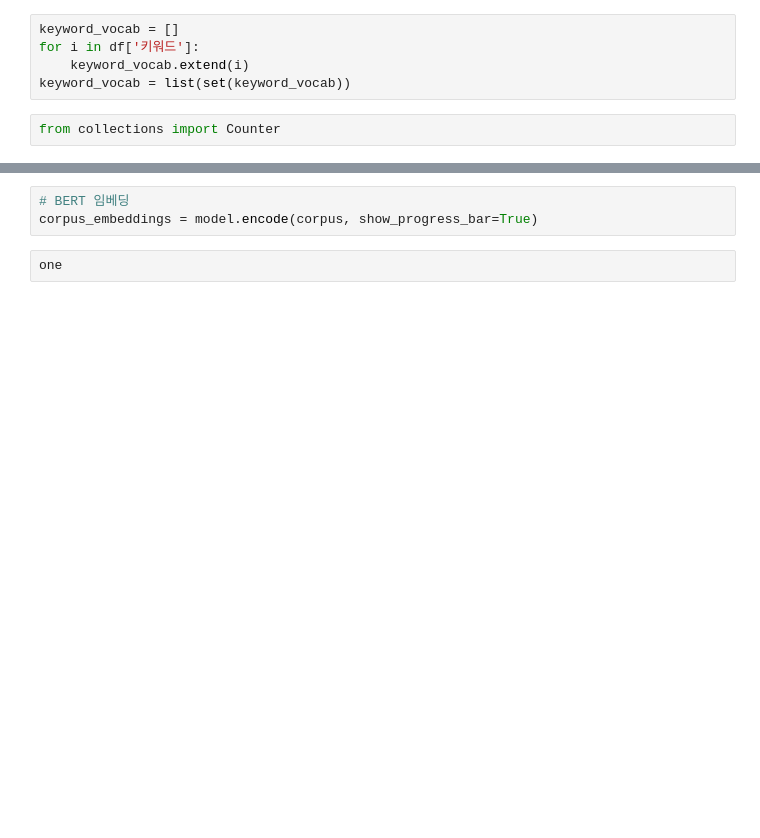
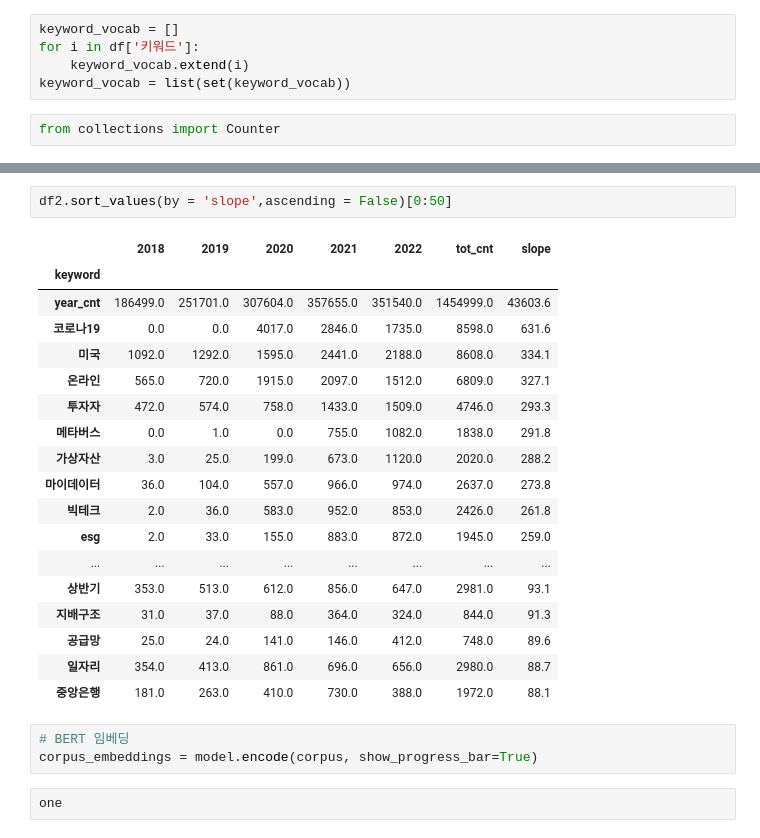
Before and after one commit to ho2921ho/BerTopic, a Jupyter notebook: BerTopic.ipynb, the cells around one changed output, grey strips where cells are left out. Drawn from its saved outputs; the diff is of its cells as text; blank space fills up the shorter version.

```diff
--- a/BerTopic.ipynb
+++ b/BerTopic.ipynb
@@ -160,3 +306,24 @@ tmp_df_list[0].merge(tmp_df_list[1], on = 'keyword')
+# %%
+df2.sort_values(by = 'slope',ascending = False)[0:50]
+# %% [output]
+|  | 2018 | 2019 | 2020 | 2021 | 2022 | tot_cnt | slope |
+| keyword |  |  |  |  |  |  |  |
+| year_cnt | 186499.0 | 251701.0 | 307604.0 | 357655.0 | 351540.0 | 1454999.0 | 43603.6 |
+| 코로나19 | 0.0 | 0.0 | 4017.0 | 2846.0 | 1735.0 | 8598.0 | 631.6 |
+| 미국 | 1092.0 | 1292.0 | 1595.0 | 2441.0 | 2188.0 | 8608.0 | 334.1 |
+| 온라인 | 565.0 | 720.0 | 1915.0 | 2097.0 | 1512.0 | 6809.0 | 327.1 |
+| 투자자 | 472.0 | 574.0 | 758.0 | 1433.0 | 1509.0 | 4746.0 | 293.3 |
+| 메타버스 | 0.0 | 1.0 | 0.0 | 755.0 | 1082.0 | 1838.0 | 291.8 |
+| 가상자산 | 3.0 | 25.0 | 199.0 | 673.0 | 1120.0 | 2020.0 | 288.2 |
+| 마이데이터 | 36.0 | 104.0 | 557.0 | 966.0 | 974.0 | 2637.0 | 273.8 |
+| 빅테크 | 2.0 | 36.0 | 583.0 | 952.0 | 853.0 | 2426.0 | 261.8 |
+| esg | 2.0 | 33.0 | 155.0 | 883.0 | 872.0 | 1945.0 | 259.0 |
+| ... | ... | ... | ... | ... | ... | ... | ... |
+| 상반기 | 353.0 | 513.0 | 612.0 | 856.0 | 647.0 | 2981.0 | 93.1 |
+| 지배구조 | 31.0 | 37.0 | 88.0 | 364.0 | 324.0 | 844.0 | 91.3 |
+| 공급망 | 25.0 | 24.0 | 141.0 | 146.0 | 412.0 | 748.0 | 89.6 |
+| 일자리 | 354.0 | 413.0 | 861.0 | 696.0 | 656.0 | 2980.0 | 88.7 |
+| 중앙은행 | 181.0 | 263.0 | 410.0 | 730.0 | 388.0 | 1972.0 | 88.1 |
 # %%
 # BERT 임베딩
 corpus_embeddings = model.encode(corpus, show_progress_bar=True)
```
Also changed, not shown: parts of 31 cells of this notebook, 15 other files.
